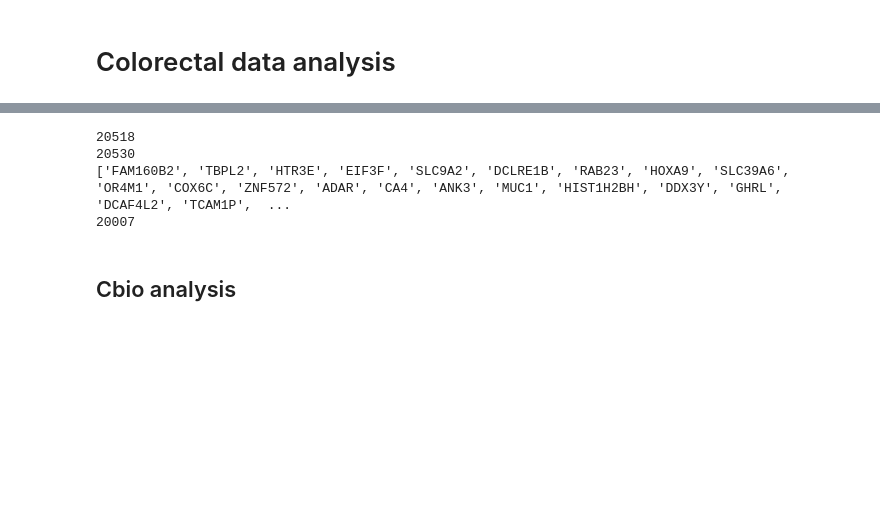
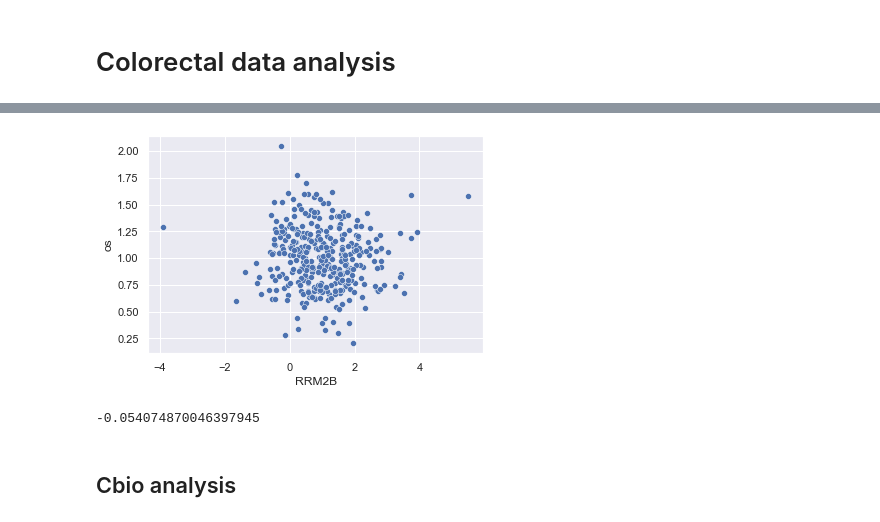
Before and after one commit to shanghongsim/NRF2-PARP1-Bioinformatics, a Jupyter notebook: RRM2B plots.ipynb, the cells around one changed output, grey strips where cells are left out. Saved outputs shown, nothing was run; the diff lists cells and outputs as text; code cells hidden in the pictures; blank space fills up the shorter version.

```diff
--- a/RRM2B plots.ipynb
+++ b/RRM2B plots.ipynb
@@ -72,0 +64,18 @@ cbio.sort_index()
+# %%
+# subset to get relevant genes
+df_filtered = cbio.loc[targets]
+# print(df_filtered.shape)
+
+# # check for nan values
+# na_filter = df_filtered.isnull().any()
+# na_ls = na_filter[na_filter == True].index.to_list()
+# print(na_ls)
+# # # ox_stress = [ele for ele in ox_stress if ele not in na_ls]
+# # # print(ox_stress)
+
+df_filtered.dropna(inplace=True, axis = 1)
+# m = df_filtered.mean()
+# for na_col in na_ls:
+#     df_filtered[na_col] = df_filtered[na_col].fillna(mean_ls[na_col])
+df_filtered = df_filtered.T # patients x genes
+# df_filtered.isna().any().sum()
@@ -72,0 +100,4 @@ cbio.sort_index()
+# %%
+# scale numerical data
+df_filtered = np.log10(df_filtered+1)
+df_filtered
@@ -72,0 +118,3 @@ cbio.sort_index()
+# %%
+# for each sequenced gene were rescaled to set the median equal to 1
+data=((df_filtered-df_filtered.mean())/df_filtered.std())+1
@@ -72,0 +131,7 @@ cbio.sort_index()
+# %%
+# take only nrf2 target genes
+oxstress = data[ox_stress]
+data.drop(ox_stress, inplace = True, axis = 1)
+oxstress["os"] = oxstress.mean(axis = 1) # mean is horizontal
+data = pd.concat([data, oxstress], axis = 1) # patients x genes
+data.head()
@@ -72,0 +164,17 @@ cbio.sort_index()
+# %%
+# scatter plot for RRM2B against NRF2 activity
+sns.set_style("whitegrid")
+sns.set()
+sns.scatterplot(data=data, x="RRM2B", y="os")
+# axs[cancer.index(c)].plot(x, a*x+b, color="black")
+# axs[cancer.index(c)].set_ylabel("NRF2 activity (based on 53 genes)",fontsize = 18)
+# axs[cancer.index(c)].set_xlabel("RRM2B expression" + " \n (r = " + str(round(r, 4)) + "," + " p = " + str(round(p, 4)) +")",rotation=10,fontsize = 15)
+# axs[cancer.index(c)].set_title(cancer[cancer.index(c)], fontsize = 20)
+# axs[cancer.index(c)].tick_params(axis='both', which='major', labelsize=15)
+plt.show()
+# %% [output]
+[figure, added]
+# %%
+r
+# %% [output]
+-0.054074870046397945
@@ -73,15 +185,10 @@ cbio.sort_index()
 # %%
-ls1= cbio.index.to_list()
-ls2 = xena.index.to_list()
-print(len(ls1))
-print(len(ls2))
+# ls1= cbio.index.to_list()
+# ls2 = xena.index.to_list()
+# print(len(ls1))
+# print(len(ls2))
 
-ls3 = list(set(ls1).intersection(set(ls2)))
-print(ls3)
-print(len(ls3))
+# ls3 = list(set(ls1).intersection(set(ls2)))
+# print(ls3)
+# print(len(ls3))
-# %% [output]
-20518
-20530
-['FAM160B2', 'TBPL2', 'HTR3E', 'EIF3F', 'SLC9A2', 'DCLRE1B', 'RAB23', 'HOXA9', 'SLC39A6', 'OR4M1', 'COX6C', 'ZNF572', 'ADAR', 'CA4', 'ANK3', 'MUC1', 'HIST1H2BH', 'DDX3Y', 'GHRL', 'DCAF4L2', 'TCAM1P',  ...
-20007
 # %%
```
Also changed, not shown: parts of 42 cells of this notebook, 10 other files.
